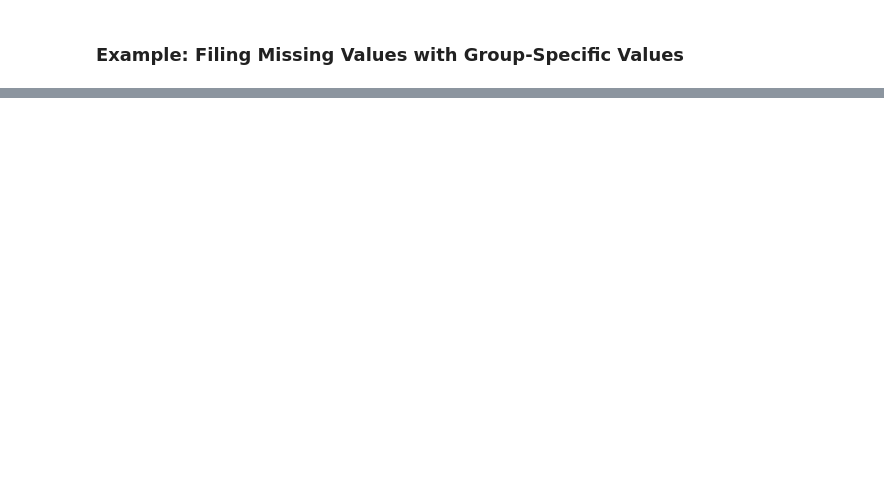
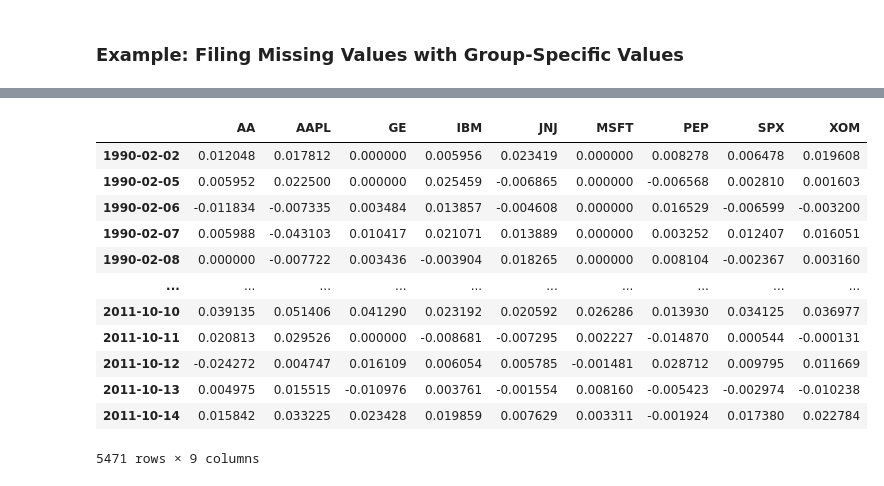
Before and after one commit to emuro/books, a Jupyter notebook: python/pydata-book/ch10_EM.ipynb, the cells around one changed output, grey strips where cells are left out. Cells and saved outputs as stored; diff of their text form; code cells hidden in the pictures; blank space fills up the shorter version.

```diff
--- a/python/pydata-book/ch10_EM.ipynb
+++ b/python/pydata-book/ch10_EM.ipynb
@@ -779,0 +796,5 @@ grouped.apply(get_stats)
+# %%
+stock_f = base_dir + 'examples/stock_px.csv'
+#!cat $ststock_f
+close_px = pd.read_csv(stock_f, parse_dates=True, index_col=0)
+close_px.tail()
@@ -779,0 +808,20 @@ grouped.apply(get_stats)
+# %%
+def spx_corr(group):
+    return group.corrwith(group["SPX"])
+
+rets = close_px.pct_change().dropna()
+rets
+# %% [output]
+|  | AA | AAPL | GE | IBM | JNJ | MSFT | PEP | SPX | XOM |
+| 1990-02-02 | 0.012048 | 0.017812 | 0.000000 | 0.005956 | 0.023419 | 0.000000 | 0.008278 | 0.006478 | 0.019608 |
+| 1990-02-05 | 0.005952 | 0.022500 | 0.000000 | 0.025459 | -0.006865 | 0.000000 | -0.006568 | 0.002810 | 0.001603 |
+| 1990-02-06 | -0.011834 | -0.007335 | 0.003484 | 0.013857 | -0.004608 | 0.000000 | 0.016529 | -0.006599 | -0.003200 |
+| 1990-02-07 | 0.005988 | -0.043103 | 0.010417 | 0.021071 | 0.013889 | 0.000000 | 0.003252 | 0.012407 | 0.016051 |
+| 1990-02-08 | 0.000000 | -0.007722 | 0.003436 | -0.003904 | 0.018265 | 0.000000 | 0.008104 | -0.002367 | 0.003160 |
+| ... | ... | ... | ... | ... | ... | ... | ... | ... | ... |
+| 2011-10-10 | 0.039135 | 0.051406 | 0.041290 | 0.023192 | 0.020592 | 0.026286 | 0.013930 | 0.034125 | 0.036977 |
+| 2011-10-11 | 0.020813 | 0.029526 | 0.000000 | -0.008681 | -0.007295 | 0.002227 | -0.014870 | 0.000544 | -0.000131 |
+| 2011-10-12 | -0.024272 | 0.004747 | 0.016109 | 0.006054 | 0.005785 | -0.001481 | 0.028712 | 0.009795 | 0.011669 |
+| 2011-10-13 | 0.004975 | 0.015515 | -0.010976 | 0.003761 | -0.001554 | 0.008160 | -0.005423 | -0.002974 | -0.010238 |
+| 2011-10-14 | 0.015842 | 0.033225 | 0.023428 | 0.019859 | 0.007629 | 0.003311 | -0.001924 | 0.017380 | 0.022784 |
+5471 rows × 9 columns
```
Also changed, not shown: parts of 31 cells of this notebook.
